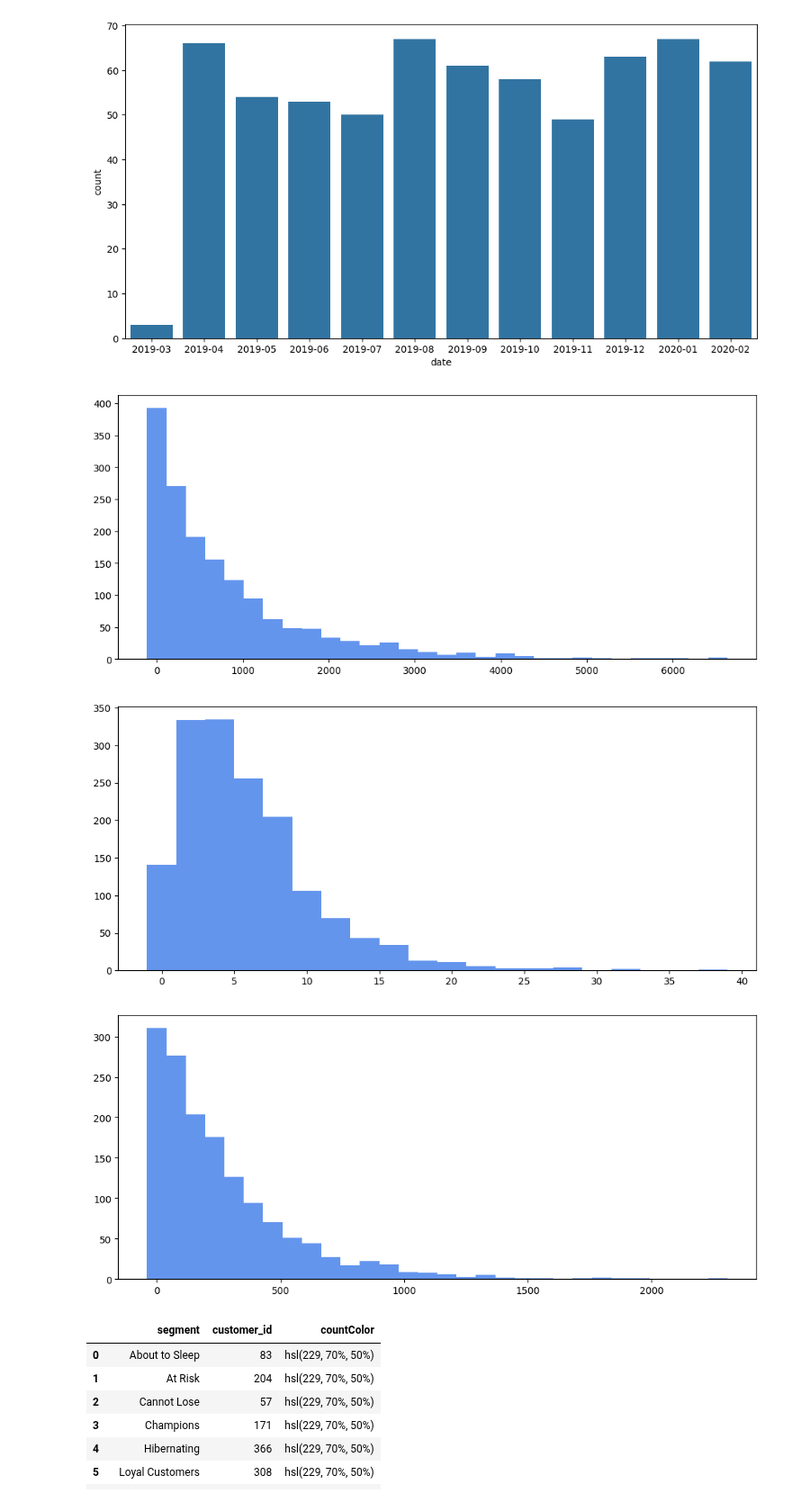
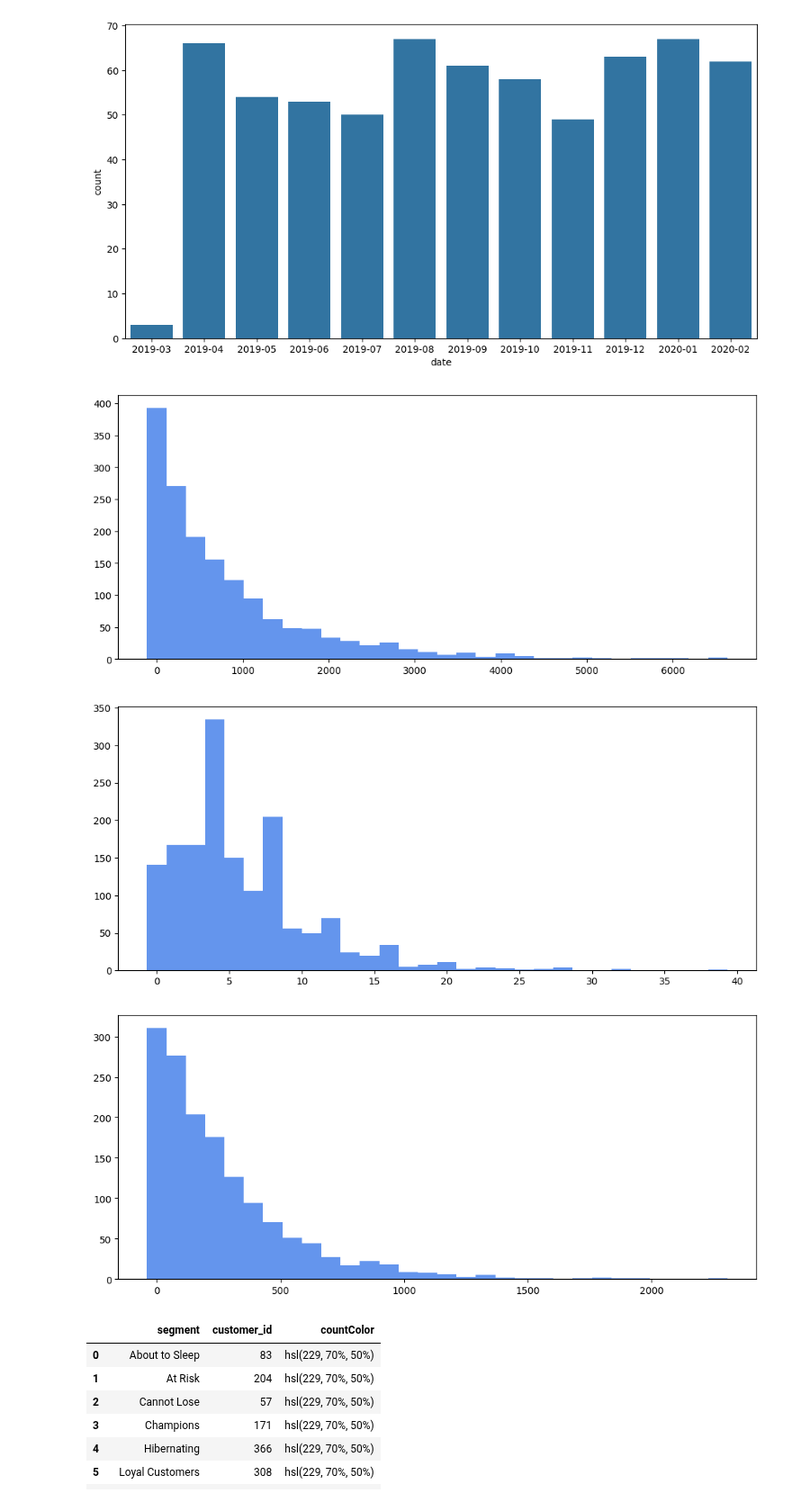
Before and after one commit to ChinSekYi/OpenAYEye, a Jupyter notebook: notebook/segment/plot.ipynb, the cells around one changed output. Shown at 90% size. Cells and saved outputs as stored; diff of their text form; code cells hidden in the pictures.

```diff
--- a/notebook/segment/plot.ipynb
+++ b/notebook/segment/plot.ipynb
@@ -61,14 +169,14 @@ sns.barplot(x=trans_count['date'], y=trans_count['count'])
 # %%
 rfms = rfm.get_RFM()
 plt.figure(figsize = (12,5))
 hist = plt.hist(rfms['recency'], bins=30, range=[0,rfms['recency'].max()], align='left', color='cornflowerblue')
 plt.figure(figsize = (12,5))
-hist2 = plt.hist(rfms['frequency'], bins=20, range=[0,rfms['frequency'].max()], align='left', color='cornflowerblue')
+hist2 = plt.hist(rfms['frequency'], bins=30, range=[0,rfms['frequency'].max()], align='left', color='cornflowerblue')
 plt.figure(figsize = (12,5))
 hist2 = plt.hist(rfms['monetary'], bins=30, range=[0,rfms['monetary'].max()], align='left', color='cornflowerblue')
 # %% [output]
 [figure]
-[figure, old version]
+[figure, new version]
 [figure]
 # %%
 data = rfms.groupby(['segment']) \
```
Also changed, not shown: parts of 3 cells of this notebook, 4 other files.
